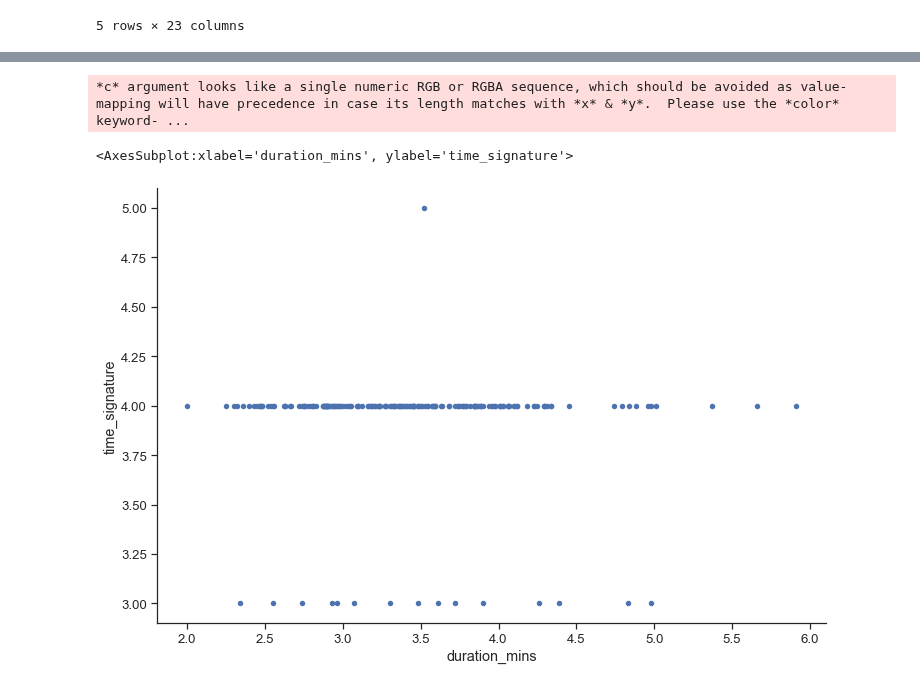
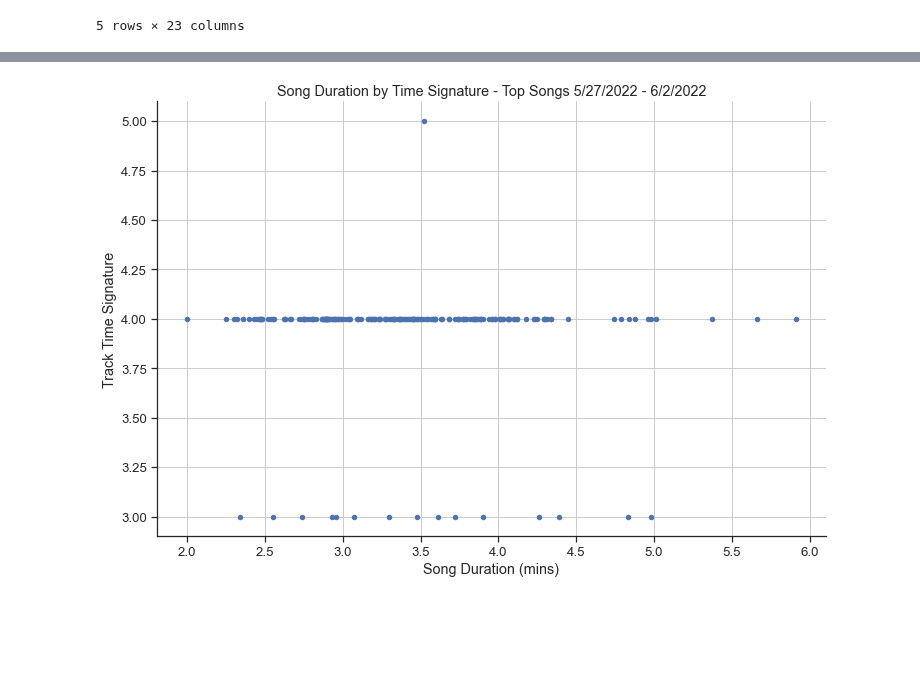
Before and after one commit to mbruns13/project_1_spotify, a Jupyter notebook: song_duration.ipynb, the cells around one changed output, grey strips where cells are left out. Cells and saved outputs as stored; diff of their text form; code cells hidden in the pictures; blank space fills up the shorter version.

```diff
--- a/song_duration.ipynb
+++ b/song_duration.ipynb
@@ -172,6 +182,11 @@ song_duration_df.plot.scatter("duration_mins","streams")
 # %%
-song_duration_df.plot.scatter("duration_mins","time_signature")
+song_duration_df.plot.scatter("duration_mins","time_signature", c="b", grid=True)
+# Set a Title and labels
+plt.title("Song Duration by Time Signature - Top Songs 5/27/2022 - 6/2/2022")
+plt.xlabel("Song Duration (mins)")
+plt.ylabel("Track Time Signature")
+
+#save as png
+plt.savefig("images/duration_timesig.png")
 # %% [output]
-*c* argument looks like a single numeric RGB or RGBA sequence, which should be avoided as value-mapping will have precedence in case its length matches with *x* & *y*.  Please use the *color* keyword- ...
-<AxesSubplot:xlabel='duration_mins', ylabel='time_signature'>
-[figure, old version]
+[figure, new version]
```
Also changed, not shown: parts of 3 cells of this notebook, 3 other files.
